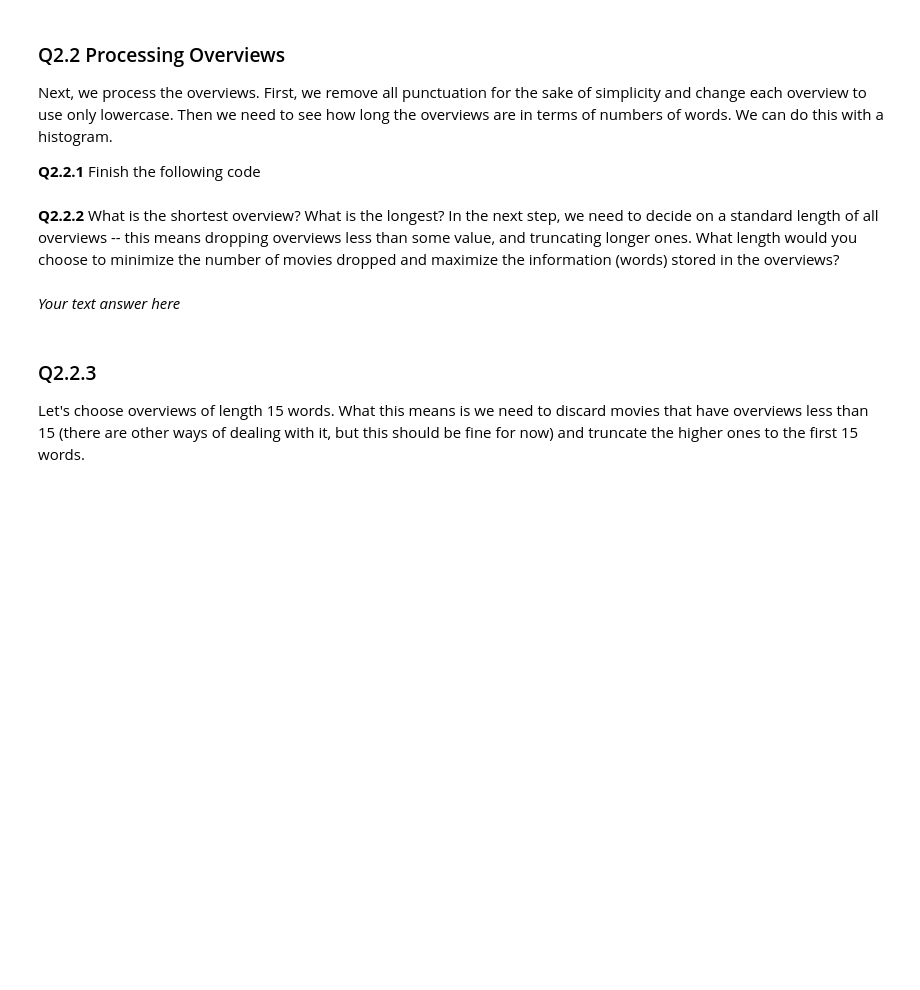
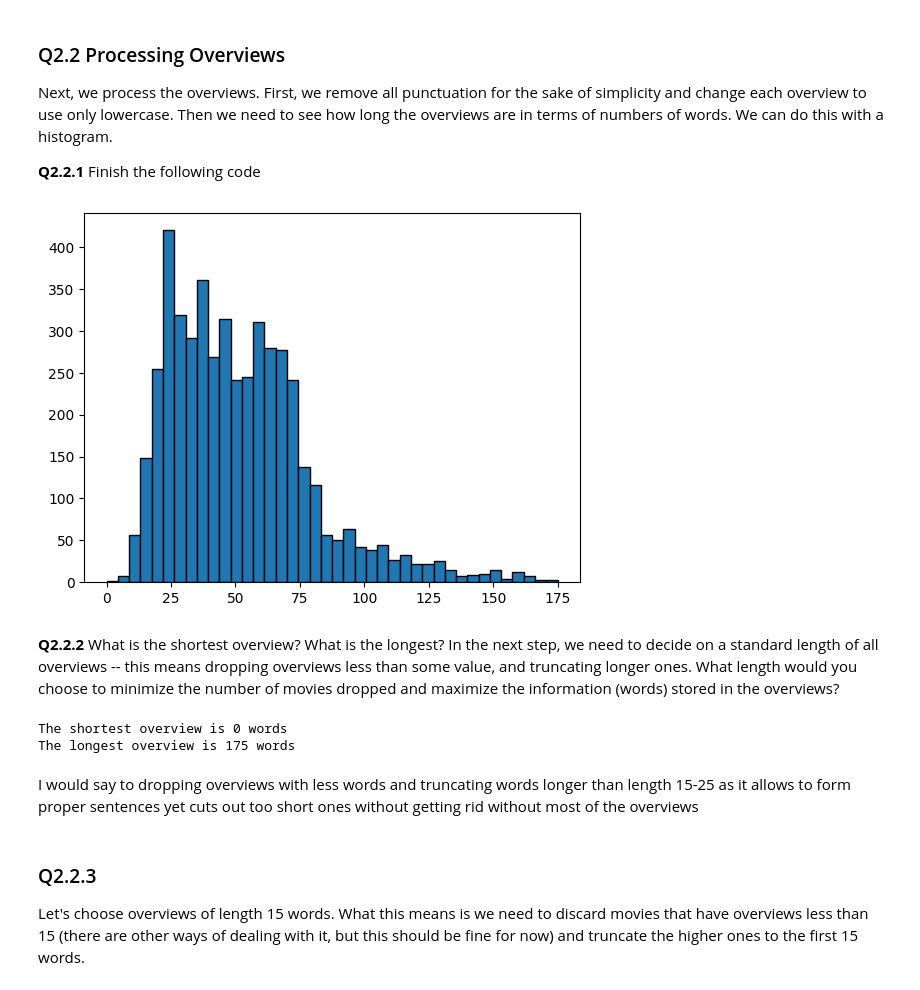
Before and after one commit to MathematicalInvestor/TMDL2024, a Jupyter notebook: Assignment 3 - Empty.ipynb, the cells around one changed output. Cells and saved outputs as stored; diff of their text form; code cells hidden in the pictures; blank space fills up the shorter version.

```diff
--- a/Assignment 3 - Empty.ipynb
+++ b/Assignment 3 - Empty.ipynb
@@ -32,5 +32,5 @@ In this repository, you should find a file called `tmdb_5000_movies.csv` which i
 ### Q.1.1
 Use pandas to read in the csv file (refer to [read_csv](https://pandas.pydata.org/docs/reference/api/pandas.read_csv.html) if you're unfamiliar).
 # %%
-df = pd.read_csv(...)
+df = pd.read_csv('tmdb_5000_movies TMDL 2024.csv')
 df
@@ -46,5 +85,5 @@ df.info()
 ### Q1.2
 For this notebook, we're only interested in a few columns, specifically title, overview and genres. Set df to only contain those columns.
 # %%
-df = df[...]
+df = df[['title', 'overview', 'genres']]
 df.info() # print out df info to verify
@@ -52,5 +102,5 @@ df.info() # print out df info to verify
 ### Q1.3
 We see that some movies do not have an overview. Drop them from the table and reset the index (set `drop=True`).
 # %%
-df = ... # drop na values
-df = ... # reset index
+df = df.dropna() # drop na values
+df = df.reset_index(drop=True) # reset index
@@ -82,14 +145,17 @@ def encode_labels(label, unique_labels):
         :param label: the label you want to one-hot encode
         :unique_labels: the vocabulary
     """
-    out = np.zeros(...)
-    out[...] = ...
+    out = np.zeros(len(unique_labels))
+    idx = unique_labels.index(label)
+    out[idx] = 1
     return out
 
 # save genres
 processed_genres = []
 for index, row in df.iterrows():
-    processed_genres.append(...)
+    processed_genres.append(process_genre_string(row['genres']))
+    #for x in eval(row['genres']):
+    #    processed_genres.append(x['name'])
 
 # sort and remove duplicates to get vocabulary
 unique_genres = sorted(list(set(processed_genres)))
@@ -98,11 +164,11 @@ unique_genres = sorted(list(set(processed_genres)))
 df["proc_genres"] = processed_genres
 
 # one-hot encode genres
-enocded_labels = []
+encoded_labels = []
 for index, row in tqdm(df.iterrows(), total=len(df)):
-    enocded_labels.append(...)
+    encoded_labels.append(encode_labels(row['proc_genres'], unique_genres))
 
-df["one_hot_genres"] = ...
+df["one_hot_genres"] = encoded_labels
 # %% [markdown]
 Verify that one-hot encodings are indeed as expected
 # %%
@@ -115,28 +184,35 @@ Next, we process the overviews. First, we remove all punctuation for the sake of
 # %%
 import re
 def remove_punctuation(text):
     """ Only retains letters, numbers, underscores and whitespace """
     pattern = r'[^\w\s]'
     return re.sub(pattern, '', text)
 
 processed_overviews = []
 
 # loop over df, remove punctuation, make words lowercase and add it to a new column
-...
-df["proc_overview"] = ...
+df["proc_overview"] = df['overview'].apply(lambda x: remove_punctuation(x.lower()))
 
 # get the word lengths of each overview and store it in a list
 overview_lens = []
-...
+overview_lens = df["proc_overview"].apply(lambda x: len(x.split()))
 
 # for the sake of simplicity, add these values as a column to the df
-df["overview_len"] = ...
-plt.hist(...)
+df["overview_len"] = overview_lens
+plt.hist(overview_lens, bins='auto', edgecolor='black')
 plt.show()
+# %% [output]
+[figure, added]
 # %% [markdown]
 **Q2.2.2** What is the shortest overview? What is the longest? In the next step, we need to decide on a standard length of all overviews -- this means dropping overviews less than some value, and truncating longer ones. What length would you choose to minimize the number of movies dropped and maximize the information (words) stored in the overviews?
+# %%
+print(f"The shortest overview is {df['overview_len'].min()} words")
+print(f"The longest overview is {df['overview_len'].max()} words")
+# %% [output]
+The shortest overview is 0 words
+The longest overview is 175 words
 # %% [markdown]
-*Your text answer here*
+I would say to dropping overviews with less words and truncating words longer than length 15-25 as it allows to form proper sentences yet cuts out too short ones without getting rid without most of the overviews
 # %% [markdown]
 ### Q2.2.3
 Let's choose overviews of length 15 words. What this means is we need to discard movies that have overviews less than 15 (there are other ways of dealing with it, but this should be fine for now) and truncate the higher ones to the first 15 words.
```
Also changed, not shown: parts of 16 cells of this notebook.
